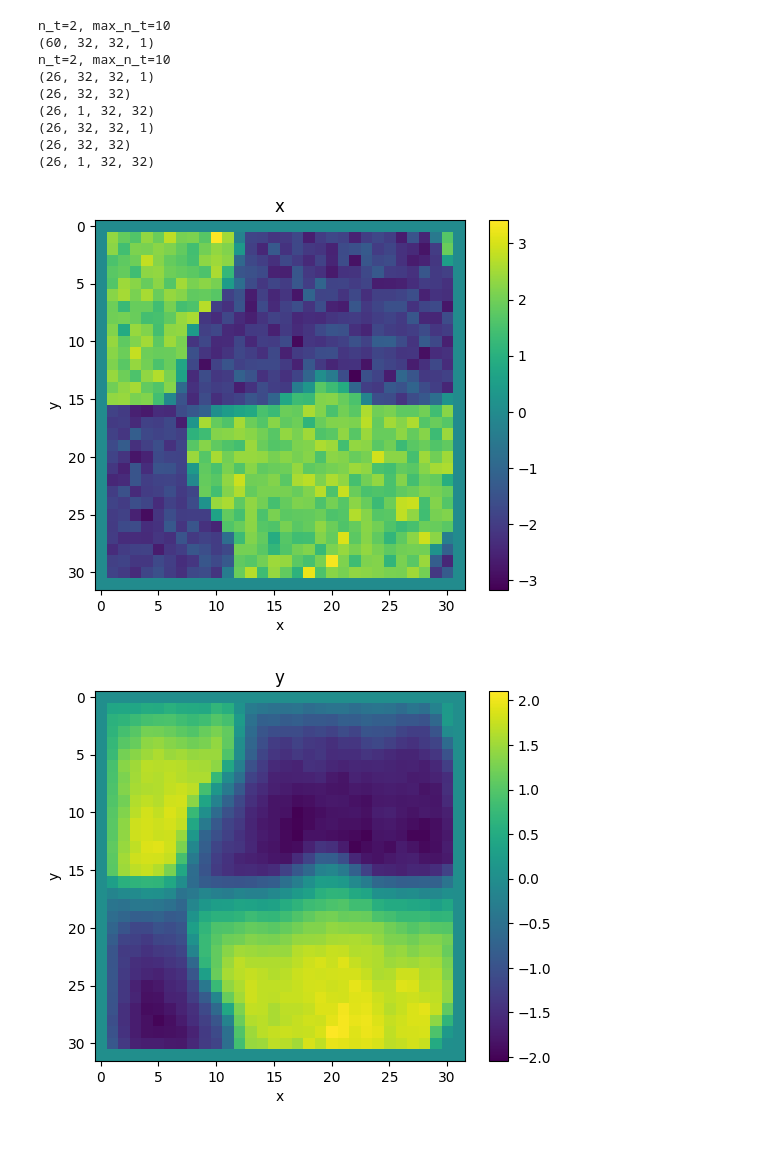
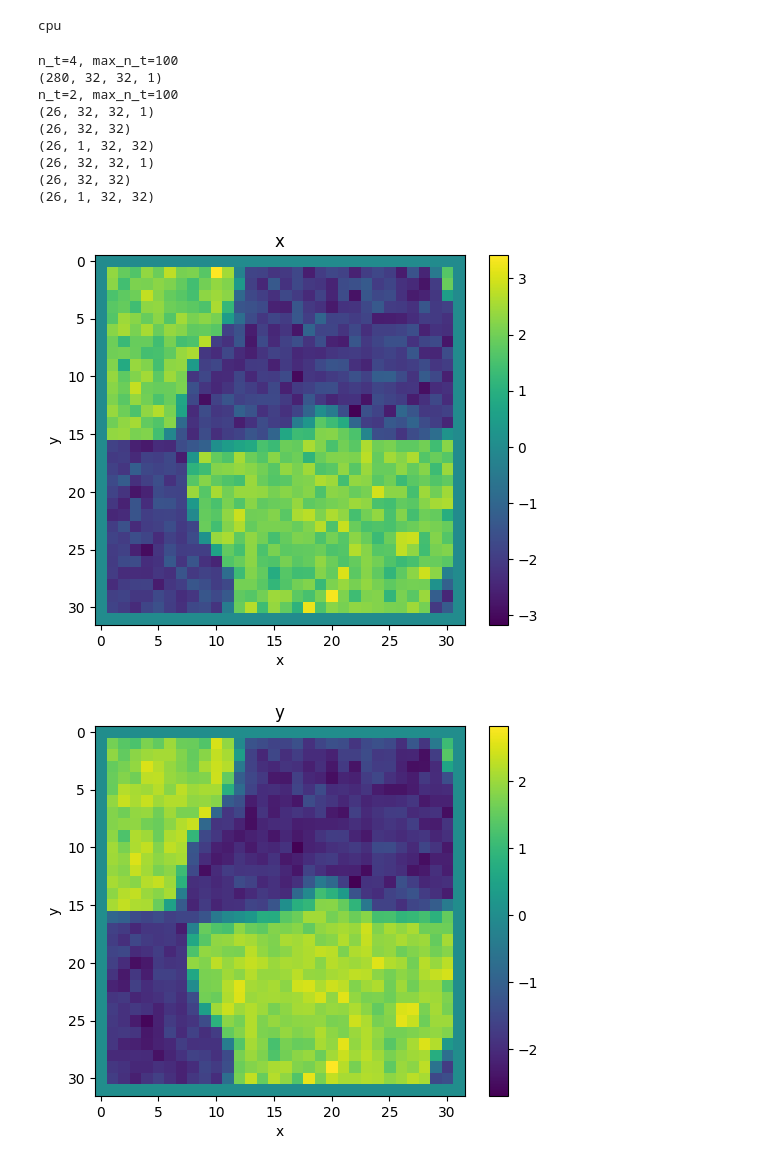
Before and after one commit to jakinng/A-PINN, a Jupyter notebook: neural_operator.ipynb, the cells around one changed output. Drawn from its saved outputs; the diff is of its cells as text; code cells hidden in the pictures.

```diff
--- a/neural_operator.ipynb
+++ b/neural_operator.ipynb
@@ -33,6 +33,10 @@ to train a Tensorized Fourier-Neural Operator
 
 # %%
 #
+
+cluster = False
+
+import jax.numpy as jnp
 
 import torch
 from torch.utils.data import Dataset, DataLoader
@@ -46,10 +50,11 @@ from neuralop.utils import count_model_params
 from neuralop import LpLoss, H1Loss
 import numpy as np
 from neuralop.datasets.data_transforms import DefaultDataProcessor
-import jax.numpy as jnp
 
-device = 'cpu'
-
+if not cluster:
+    device = 'cpu'
+else:
+    device = 'gpu'
 
 # # %%
 # # Loading the Navier-Stokes dataset in 128x128 resolution
@@ -61,6 +66,11 @@ device = 'cpu'
 # )
 data_processor = DefaultDataProcessor()
 data_processor = data_processor.to(device)
+
+from jax.lib import xla_bridge
+print(xla_bridge.get_backend().platform)
+# %% [output]
+cpu
 # %%
 folder = "/content/drive/MyDrive/superUROP/2024-03-01"
 N = 32
@@ -69,6 +79,17 @@ def description(i = None):
         return f"adv-diff_2_dirichlet_32x32_dt0.03_newton"
     else:
         return f"adv-diff_2_dirichlet_32x32_{i}_dt0.03_newton"
+
+if not cluster:
+    folder = "/content/drive/MyDrive/superUROP/2024-03-10"
+else:
+    folder = "2024-03-10"
+N = 32
+def description(i = None):
+    if i is None:
+        return f"adv-diff_2_dirichlet_32x32_dt0.003_newton"
+    else:
+        return f"adv-diff_2_dirichlet_32x32_{i}_dt0.003_newton"
 
 
 """
@@ -124,9 +145,9 @@ def load_data(n_t, i_start, i_stop, description, show = False):
     predict = initial - next
     return initial, predict, next
 
-train_i = (0, 30)
+train_i = (0, 70)
 test_i = (70, 83)
-initial, predict, next = load_data(2, *train_i, description = description, show = False)
+initial, predict, next = load_data(4, *train_i, description = description, show = False)
 
 # for i, n in zip(initial, next):
 #     plot_data(i, title = "Initial", show = True)
@@ -176,37 +197,37 @@ dataset = TensorDataset(X, Y)
 # loader = DataLoader(list(zip(X, Y)), shuffle=True, batch_size=16)
 test_loader = DataLoader(dataset, shuffle=True, batch_size=16)
 test_loaders = {'32': test_loader, 'train': train_loader}
 
 dataset = train_loader.dataset
 for i in range(1):
     for x, y in zip(dataset[i]['x'], dataset[i]['y']):
         plot_data(x.detach().numpy(), title = "x", show = True)
         plot_data(y.detach().numpy(), title = "y", show = True)
 
 # for X_batch, Y_batch in loader:
 #     # print(X_batch, y_batch)
 #     print(f"{X_batch.shape=}")
 #     plot_data(np.squeeze(X_batch.numpy()[0]), "Initial", show = True)
 #     plot_data(np.squeeze(Y_batch.numpy()[0]), "Next", show = True)
 
 # print(train_loader)
 # print(loader)
 # print(train_loader.dataset[0]['x'].shape)
 # test_loader = test_loaders['32']
 # print(test_loader.dataset[0]['x'].shape)
 # print(train_loader_darcy.dataset[0]['x'].shape)
 # %% [output]
-n_t=2, max_n_t=10
-(60, 32, 32, 1)
-n_t=2, max_n_t=10
+n_t=4, max_n_t=100
+(280, 32, 32, 1)
+n_t=2, max_n_t=100
 (26, 32, 32, 1)
 (26, 32, 32)
 (26, 1, 32, 32)
 (26, 32, 32, 1)
 (26, 32, 32)
 (26, 1, 32, 32)
 [figure]
-[figure, old version]
+[figure, new version]
 # %%
 #@title Trainer
 
```
Also changed, not shown: parts of 12 cells of this notebook.
